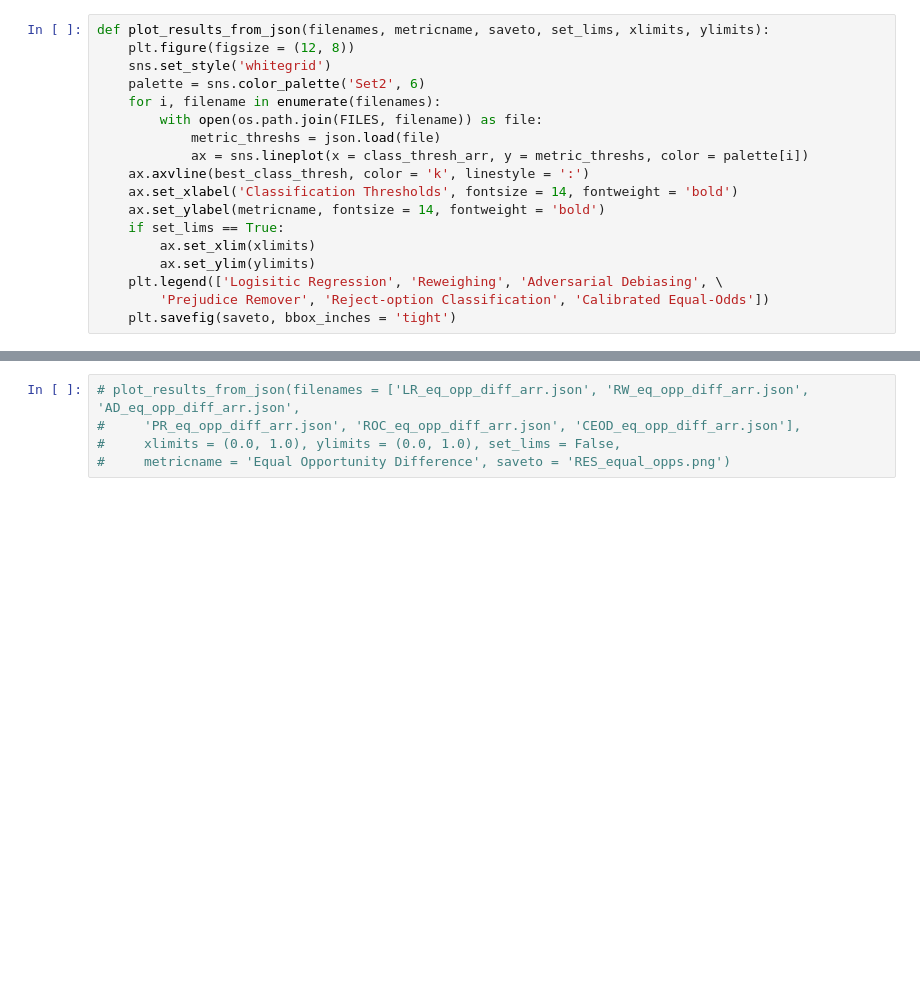
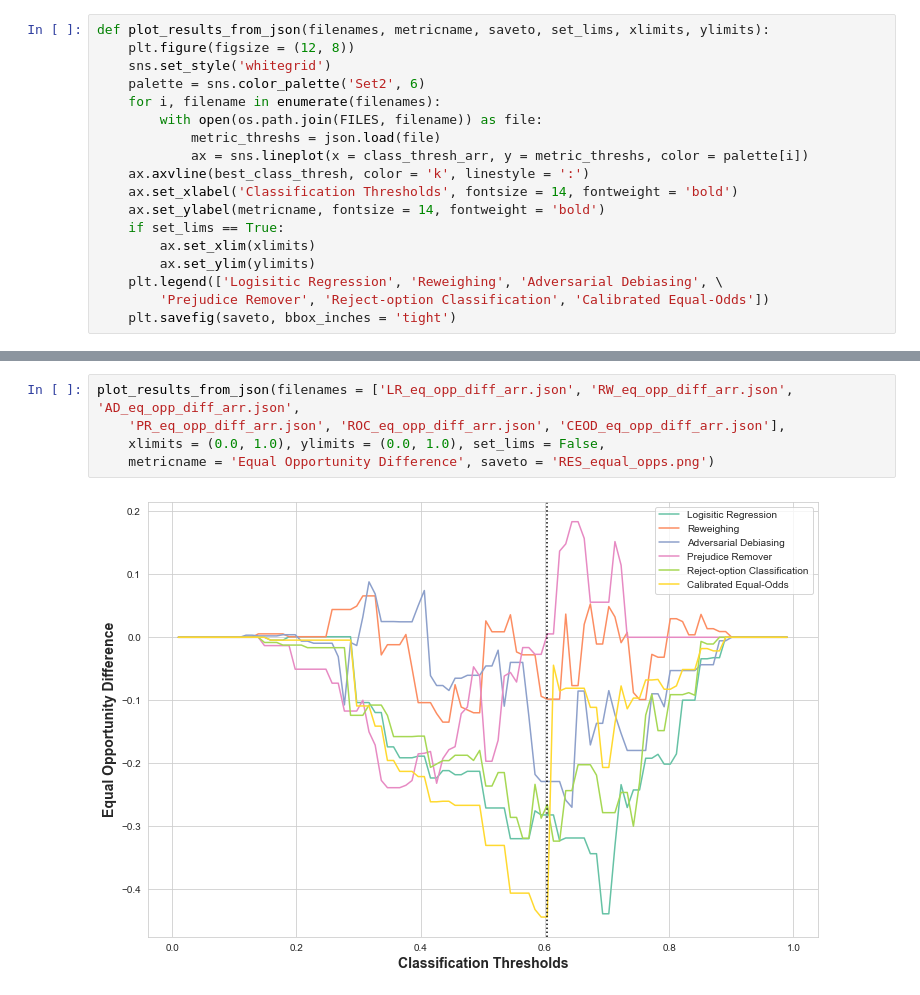
Before and after one commit to megantennies/FYP, a Jupyter notebook: FYP_CODE_LR.ipynb, the cells around one changed output, grey strips where cells are left out. Drawn from its saved outputs; the diff is of its cells as text; blank space fills up the shorter version.

```diff
--- a/FYP_CODE_LR.ipynb
+++ b/FYP_CODE_LR.ipynb
@@ -1275,6 +1277,8 @@ def plot_results_from_json(filenames, metricname, saveto, set_lims, xlimits, yli
 # %%
-# plot_results_from_json(filenames = ['LR_eq_opp_diff_arr.json', 'RW_eq_opp_diff_arr.json', 'AD_eq_opp_diff_arr.json',
-#     'PR_eq_opp_diff_arr.json', 'ROC_eq_opp_diff_arr.json', 'CEOD_eq_opp_diff_arr.json'],
-#     xlimits = (0.0, 1.0), ylimits = (0.0, 1.0), set_lims = False,
-#     metricname = 'Equal Opportunity Difference', saveto = 'RES_equal_opps.png')
+plot_results_from_json(filenames = ['LR_eq_opp_diff_arr.json', 'RW_eq_opp_diff_arr.json', 'AD_eq_opp_diff_arr.json',
+    'PR_eq_opp_diff_arr.json', 'ROC_eq_opp_diff_arr.json', 'CEOD_eq_opp_diff_arr.json'],
+    xlimits = (0.0, 1.0), ylimits = (0.0, 1.0), set_lims = False,
+    metricname = 'Equal Opportunity Difference', saveto = 'RES_equal_opps.png')
+# %% [output]
+[figure, added]
 # %%
```
Also changed, not shown: parts of 23 cells of this notebook, 20 other files.
